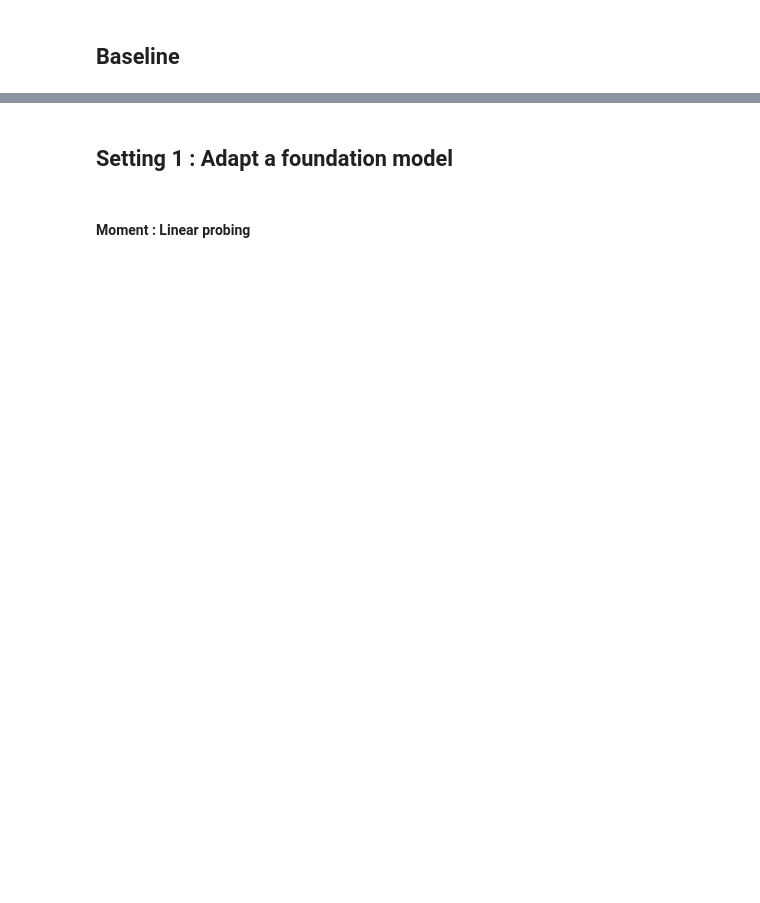
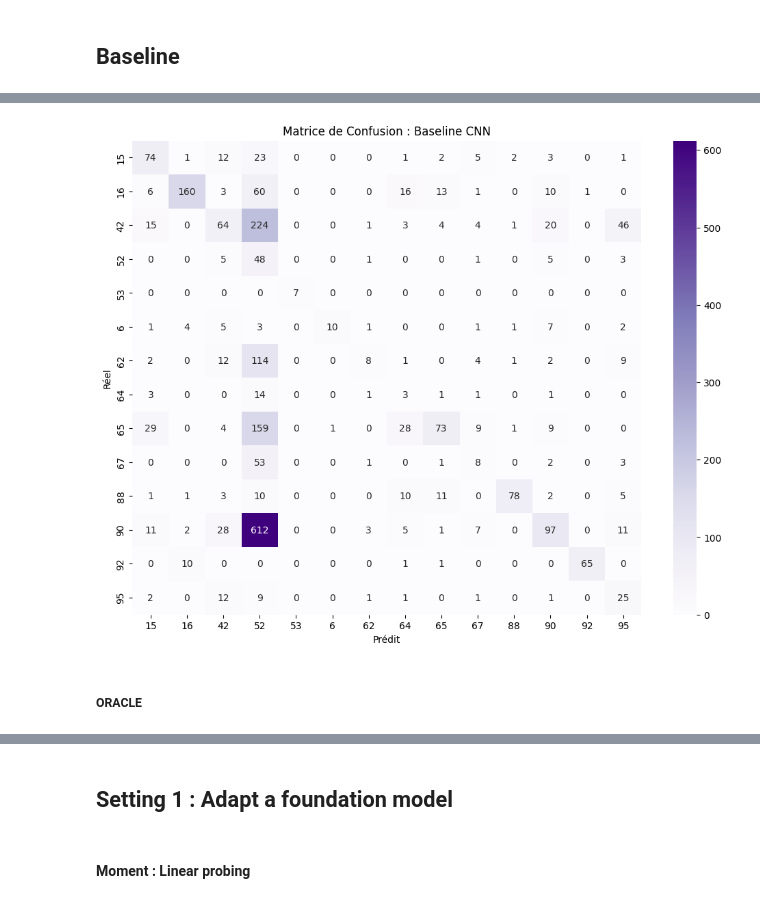
Before and after one commit to scartriche/lsst-moment-classification, a Jupyter notebook: time-series-project.ipynb, the cells around one changed output, grey strips where cells are left out. Saved outputs shown, nothing was run; the diff lists cells and outputs as text; code cells hidden in the pictures; blank space fills up the shorter version.

Commit message:
Ajout de Chronos, Oracle et refactoring du code

```diff
--- a/time-series-project.ipynb
+++ b/time-series-project.ipynb
@@ -193,0 +264,38 @@ Début de l'entraînement pour 100 époques...
+# %%
+def run_cnn_experiment(epochs, lr, weights_tensor):
+    print(f"Initialisation de la Baseline CNN...")
+
+    # Initialisation du modèle
+    # in_channels = 6 (nb de filtres LSST)
+    model = TimeSeriesCNN(in_channels=6, num_classes=num_classes).to(DEVICE)
+
+    optimizer = torch.optim.Adam(model.parameters(), lr=lr)
+    criterion = nn.CrossEntropyLoss(weight=weights_tensor)
+
+    history = {'train_f1': [], 'test_f1': [], 'train_loss': [], 'test_loss': []}
+
+    for epoch in range(epochs): #
+        # On utilise la fonction universelle (classifier = nn.Identity car déjà inclus)
+        tr_loss, tr_acc, tr_f1 = train_and_eval_epoch(
+            model, nn.Identity(), train_loader, optimizer, criterion, False, is_training=True
+        )
+        ts_loss, ts_acc, ts_f1 = train_and_eval_epoch(
+            model, nn.Identity(), test_loader, optimizer, criterion, False, is_training=False
+        )
+
+        # Sauvegarde de l'historique
+        history['train_f1'].append(tr_f1)
+        history['test_f1'].append(ts_f1)
+        history['train_loss'].append(tr_loss)
+        history['test_loss'].append(ts_loss)
+
+        if (epoch + 1) % 5 == 0:
+            print(f"CNN Epoch [{epoch+1}/{epochs}] | Train F1: {tr_f1:.4f} | Test F1: {ts_f1:.4f} | Loss: {tr_loss:.4f}")
+
+    return model, history
+# %%
+cnn_model, cnn_history = run_cnn_experiment(
+    epochs=100,
+    lr=0.001,
+    weights_tensor=weights_tensor
+)
@@ -193,0 +320,11 @@ Début de l'entraînement pour 100 époques...
+# %%
+plot_confusion_matrix(
+    cnn_model,
+    nn.Identity(),
+    test_loader,
+    le,
+    title="Matrice de Confusion : Baseline CNN")
+# %% [output]
+[figure, added]
+# %% [markdown]
+##### ORACLE
```
Also changed, not shown: parts of 40 cells of this notebook.
